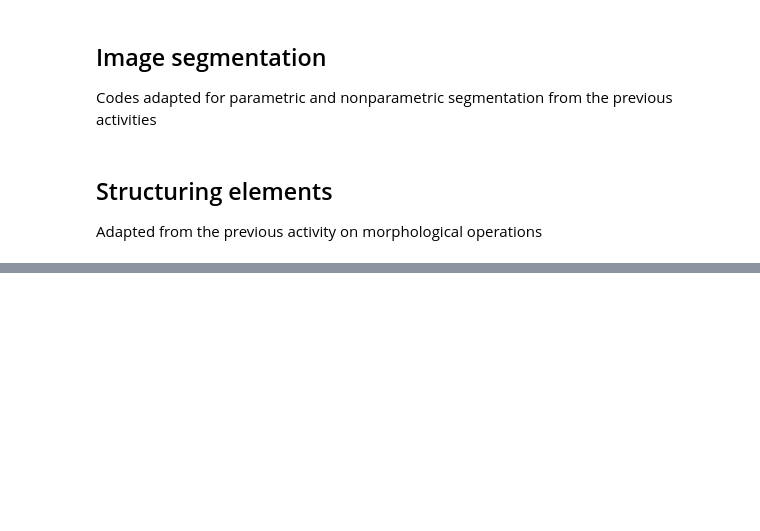
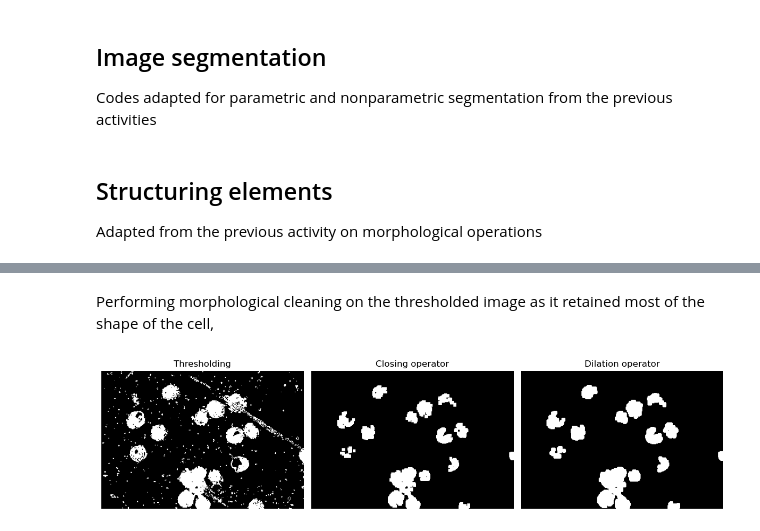
Before and after one commit to npcrmns/App-Physics-157, a Jupyter notebook: [7] Blob Analysis/Blob Analysis.ipynb, the cells around one changed output, grey strips where cells are left out. Drawn from its saved outputs; the diff is of its cells as text; code cells hidden in the pictures; blank space fills up the shorter version.

```diff
--- a/[7] Blob Analysis/Blob Analysis.ipynb
+++ b/[7] Blob Analysis/Blob Analysis.ipynb
@@ -40,0 +118,16 @@ square_5s[3:8, 3:8] = 1
+# %% [markdown]
+Performing morphological cleaning on the thresholded image as it retained most of the shape of the cell,
+# %%
+fig, ax = plt.subplots(1, 3, figsize = (12, 4), tight_layout = True)
+
+ax[0].imshow(malaria_threshold, cmap = "gray")
+ax[0].set_title("Thresholding")
+ax[1].imshow(binary_opening(malaria_threshold, square_5), cmap = "gray")
+ax[1].set_title("Closing operator")
+ax[2].imshow(binary_dilation(binary_opening(malaria_threshold, square_5)), cmap = "gray")
+ax[2].set_title("Dilation operator")
+
+for a in ax:
+    a.axis("off")
+# %% [output]
+[figure, added]
```
Also changed, not shown: parts of 14 cells of this notebook, 3 other files.
